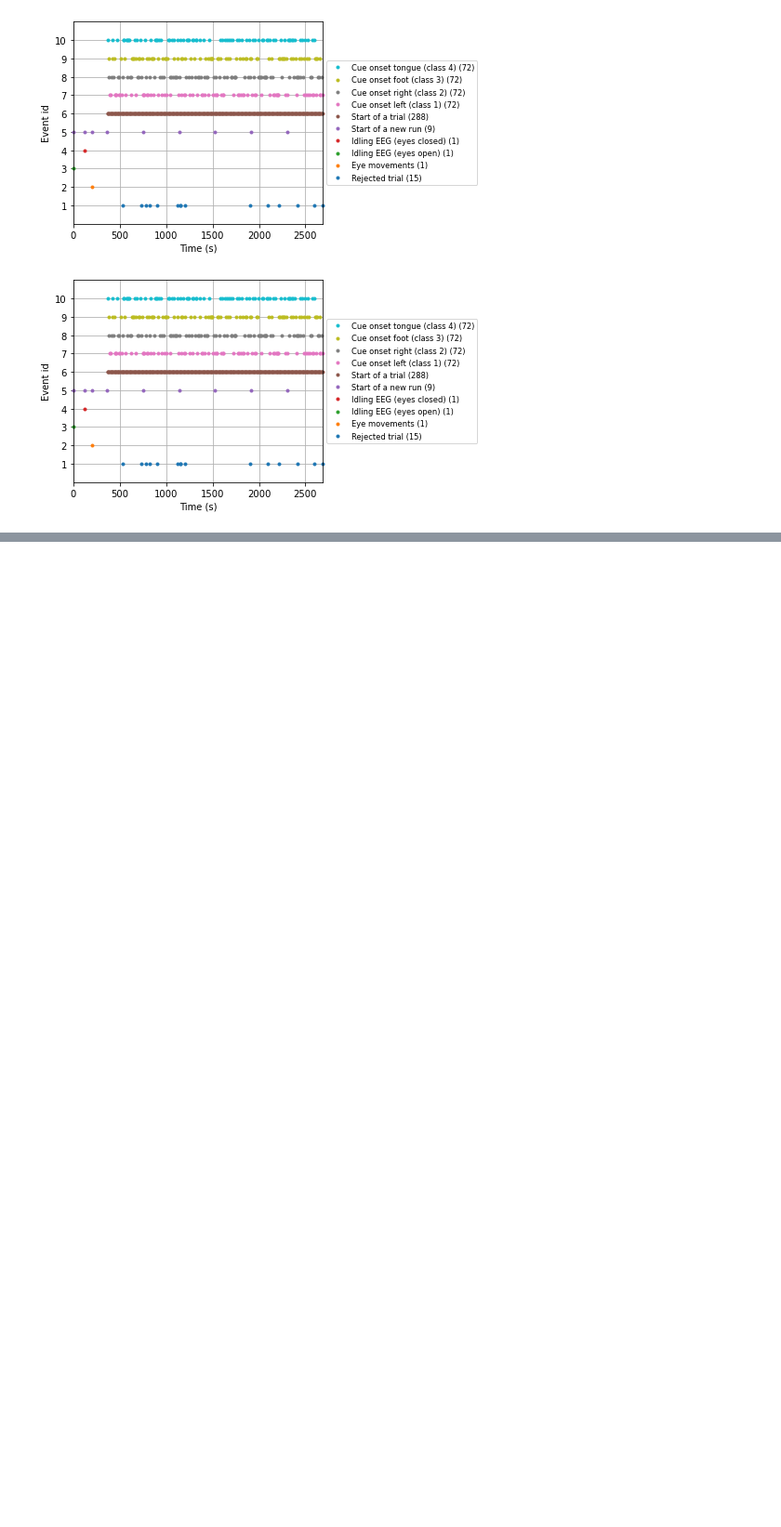
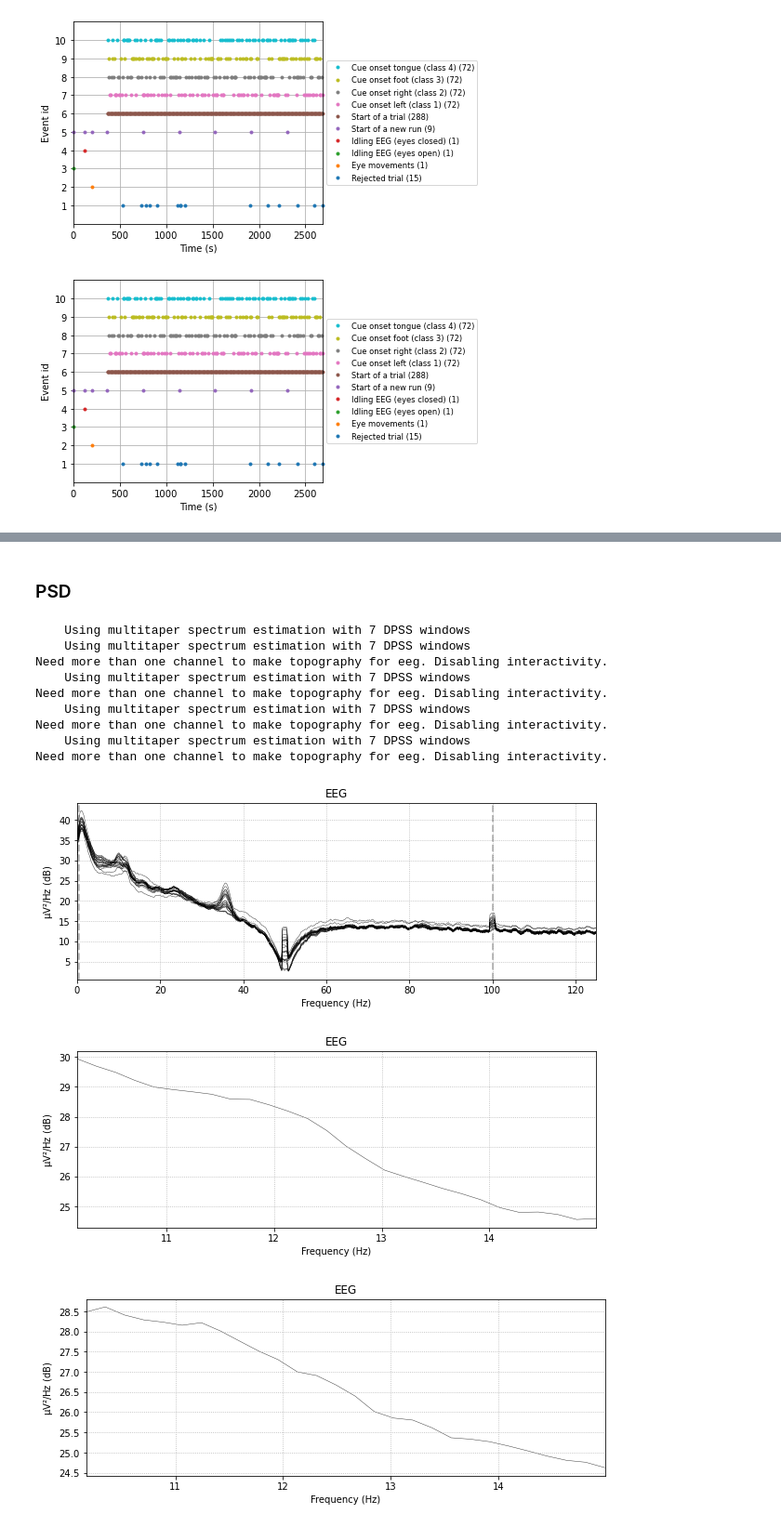
Before and after one commit to AdamVD/EEEE-533-BioSignal-Processing, a Jupyter notebook: practicals/chapter5/notebooks/bci-iv.ipynb, the cells around one changed output, grey strips where cells are left out. Shown at 93% size. Drawn from its saved outputs; the diff is of its cells as text; code cells hidden in the pictures; blank space fills up the shorter version.

```diff
--- a/practicals/chapter5/notebooks/bci-iv.ipynb
+++ b/practicals/chapter5/notebooks/bci-iv.ipynb
@@ -74,0 +166,21 @@ Used Annotations descriptions: ['1023', '1072', '276', '277', '32766', '768', '7
+# %% [markdown]
+### PSD
+# %%
+foot.plot_psd()
+psd_foot = foot.plot_psd(picks=['EEG-Cz'], fmin=10, fmax=15)
+psd_right = right_hand.plot_psd(picks=['EEG-Cz'], fmin=10, fmax=15)
+psd_left = left_hand.plot_psd(picks=['EEG-Cz'], fmin=10, fmax=15)
+psd_tongue = tongue.plot_psd(picks=['EEG-Cz'], fmin=10, fmax=15)
+# %% [output]
+    Using multitaper spectrum estimation with 7 DPSS windows
+    Using multitaper spectrum estimation with 7 DPSS windows
+Need more than one channel to make topography for eeg. Disabling interactivity.
+    Using multitaper spectrum estimation with 7 DPSS windows
+Need more than one channel to make topography for eeg. Disabling interactivity.
+    Using multitaper spectrum estimation with 7 DPSS windows
+Need more than one channel to make topography for eeg. Disabling interactivity.
+    Using multitaper spectrum estimation with 7 DPSS windows
+Need more than one channel to make topography for eeg. Disabling interactivity.
+[figure, added]
+[figure, added]
+[figure, added]
```
Also changed, not shown: parts of 7 cells of this notebook.
